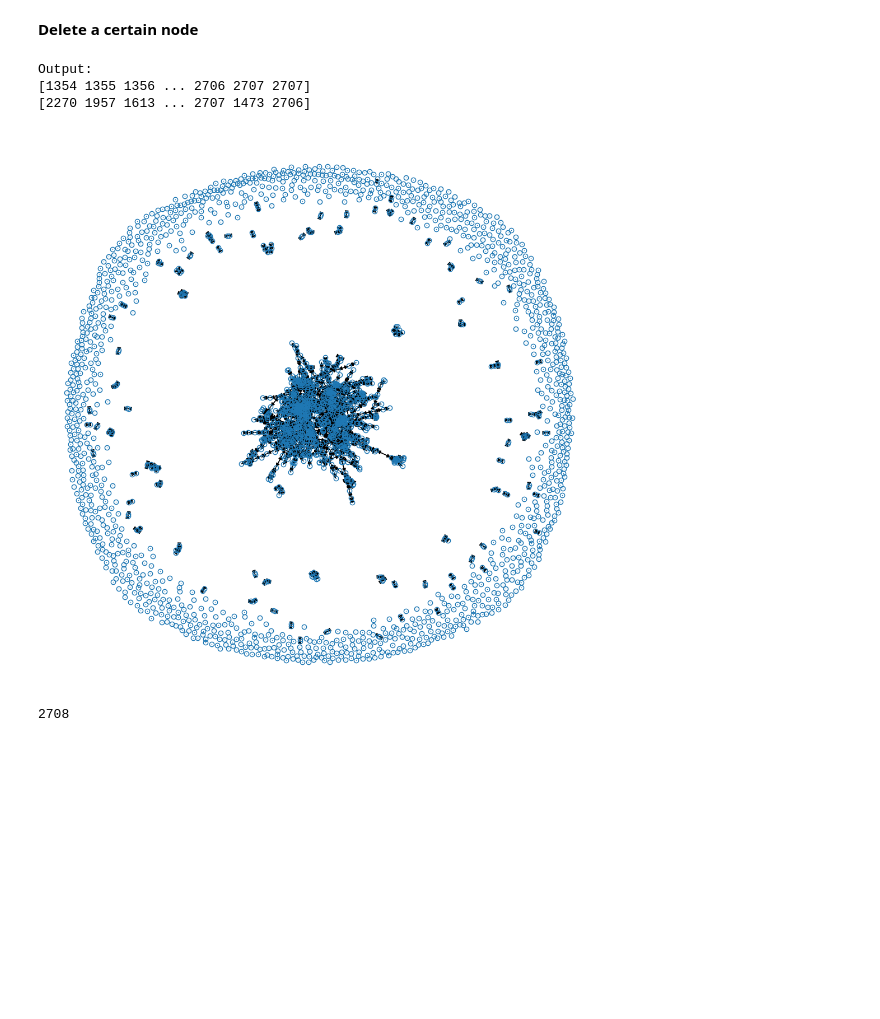
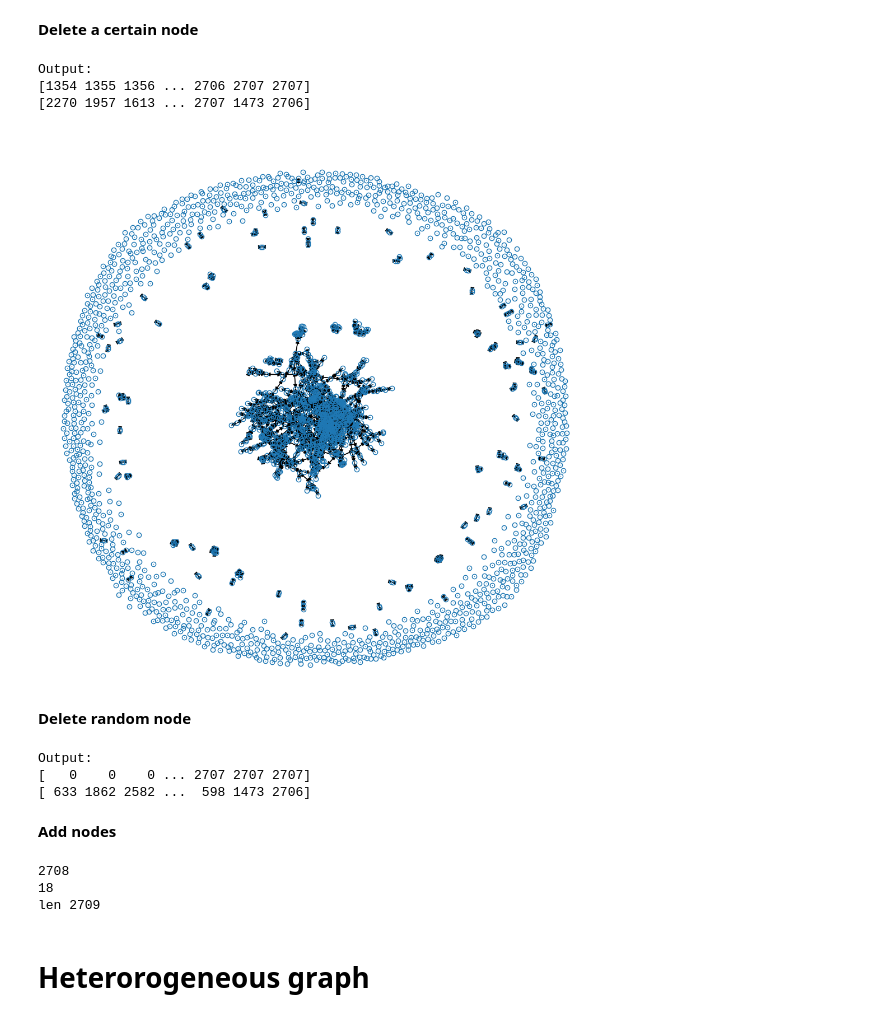
Before and after one commit to V5NEXT/GNN, a Jupyter notebook: edit_cora.ipynb, the cells around one changed output. Cells and saved outputs as stored; diff of their text form; code cells hidden in the pictures; blank space fills up the shorter version.

Commit message:
add nodes in edit_cora

```diff
--- a/edit_cora.ipynb
+++ b/edit_cora.ipynb
@@ -312,34 +305,36 @@ y = dataset.y
 # %%
 def deleteCertainNodes(x, edge_index, list_of_nodes):
     """
     Delete nodes and edges from a list of nodes
 
     ::input:: x, dtype=tensor
             edge_index, edge index, dtype=tensor
             list_of_nodes, list of nodes to delete, dtype=list
     ::output:: modified x, modified edge_index, dtype=tensor
     """
     # X
     x = x.cpu().detach().numpy()
     x_new = np.delete(x, list_of_nodes, 0)
     x_new = torch.tensor(x_new)
 
     # Edge index
     edge_index_new = deleteEdgesOfNodes(edge_index, list_of_nodes)
     edge_index_new = torch.tensor(edge_index_new)
 
     return x_new, edge_index_new
 
 
 list1 = [i for i in range(1354)]
-x_new, edge_index_new = deleteCertainNodes(x, dataset.edge_index, list1)
-dataset_new = Data(x=x_new, y=dataset.y, edge_index=edge_index_new)
+x_new, edge_index_delete_certain_nodes = deleteCertainNodes(x, dataset.edge_index, list1)
+dataset_new = Data(x=x_new, y=dataset.y, edge_index=edge_index_delete_certain_nodes)
 plotGraph(dataset_new)
 # %% [output]
 Output:
 [1354 1355 1356 ... 2706 2707 2707]
 [2270 1957 1613 ... 2707 1473 2706]
-[figure, old version]
+[figure, new version]
+# %% [markdown]
+**Delete random node**
 # %%
 def deleteRandomNodes(x, edge_index, n):
     """
@@ -362,5 +357,59 @@ def deleteRandomNodes(x, edge_index, n):
     edge_index_new = torch.tensor(edge_index_new)
 
     return x_new, edge_index_new
+
+# x_delete_random , edge_index_delete_random = deleteRandomNodes(x, dataset.edge_index, 6)
 # %% [output]
-2708
+Output:
+[   0    0    0 ... 2707 2707 2707]
+[ 633 1862 2582 ...  598 1473 2706]
+# %% [markdown]
+**Add nodes**
+# %%
+def addNodes(x, edge_index, n, n_edges, generate_edges = False):
+    """
+    Add nodes and if generate_edges = "True" add edges for them
+    :input: x, x, dtype=tensor
+            edge_index = edge_index
+            n, number of nodes to add
+            n_edges, number of edges to generate
+            generate_edges, True if you want to generate edges for new nodes
+    :output: modified x, modified edge_index
+
+    """
+    # X
+    x = x.cpu().detach().numpy()
+    print(len(x))
+    # Edge index
+    edge_index = edge_index.cpu().detach().numpy()
+    left = edge_index[0]
+    right = edge_index[1]
+
+    for num in range(0, n):
+        new_node_num = len(x)+1
+        # Generate feature vector
+        feature_vec = np.random.choice(2, x.shape[1], p=[0.99, 0.01])
+        print(len(np.where(feature_vec==1)[0]))
+
+        new_x = np.append(x, [feature_vec], axis=0)
+        print("len", len(new_x))
+        x = new_x
+        if generate_edges == True:
+            for k in range(0, n_edges):
+                old_node = random.randint(0, len(x))
+                np.append(left, new_node_num)
+                np.append(right, old_node)
+
+                # Undirected so we repeat for both left and right
+                np.append(right, new_node_num)
+                np.append(left, old_node)
+            edge_index = torch.tensor(np.stack([left, right]))
+    return torch.tensor(new_x),  edge_index
+
+new_x, new_edges = addNodes(x, dataset.edge_index, 1,  3, generate_edges = True)
+# %% [output]
+2708
+18
+len 2709
+# %% [markdown]
+# Heterorogeneous graph
```
Also changed, not shown: parts of 8 cells of this notebook.
